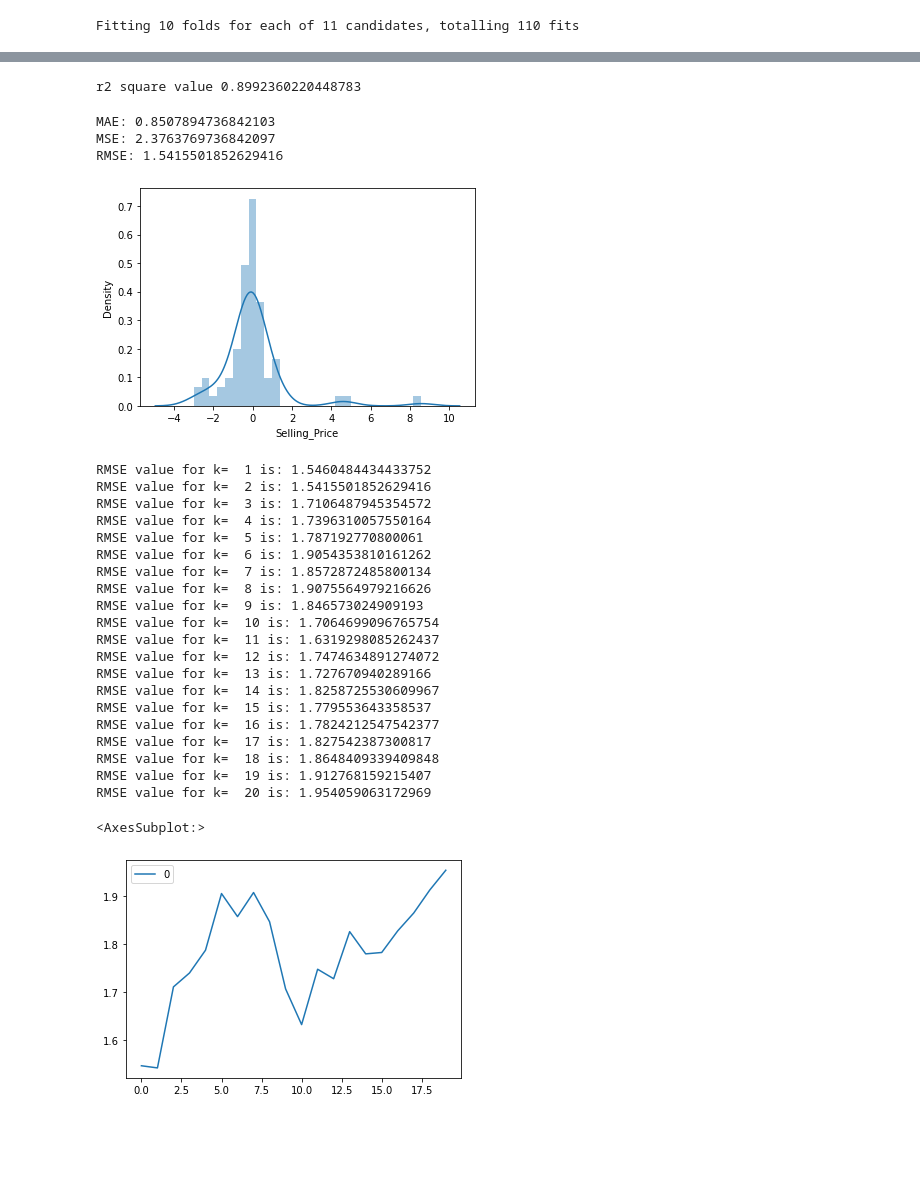
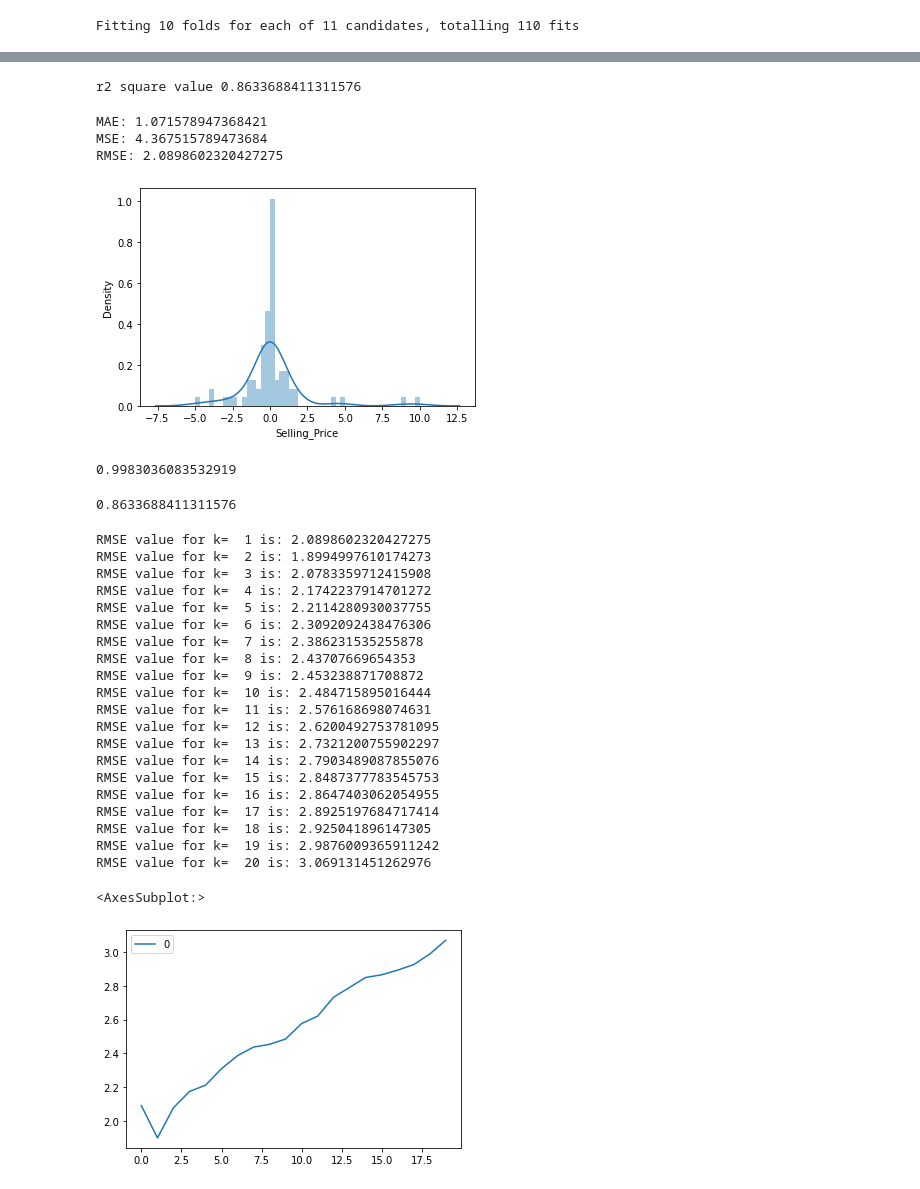
Before and after one commit to mayurimhetre/ML-Car-Selling-Price-Prediction, a Jupyter notebook: car-KNN-GridsearchCV.ipynb, the cells around one changed output, grey strips where cells are left out. Drawn from its saved outputs; the diff is of its cells as text; code cells hidden in the pictures; blank space fills up the shorter version.

```diff
--- a/car-KNN-GridsearchCV.ipynb
+++ b/car-KNN-GridsearchCV.ipynb
@@ -83,23 +83,31 @@ grid_search.best_params_
 # %%
 from sklearn  import neighbors
-knn = neighbors.KNeighborsRegressor(n_neighbors=2)
+knn = neighbors.KNeighborsRegressor(n_neighbors=1)
 knn.fit(X_train_scaled,y_train)
 y_pred = knn.predict(X_test_scaled)
 ########### calculating r-squared #############
 from sklearn.metrics import r2_score
 re = r2_score(y_test, y_pred)
 print("r2 square value",re)
 sns.distplot(y_test-y_pred)
 from sklearn import metrics
 print('MAE:', metrics.mean_absolute_error(y_test, y_pred))
 print('MSE:', metrics.mean_squared_error(y_test, y_pred))
 print('RMSE:', np.sqrt(metrics.mean_squared_error(y_test, y_pred)))
 # %% [output]
-r2 square value 0.8992360220448783
+r2 square value 0.8633688411311576
-MAE: 0.8507894736842103
-MSE: 2.3763769736842097
-RMSE: 1.5415501852629416
+MAE: 1.071578947368421
+MSE: 4.367515789473684
+RMSE: 2.0898602320427275
-[figure, old version]
+[figure, new version]
+# %%
+knn.score(X_train_scaled,y_train)
+# %% [output]
+0.9983036083532919
+# %%
+knn.score(X_test_scaled,y_test)
+# %% [output]
+0.8633688411311576
 # %%
 from sklearn.metrics import mean_squared_error
 from math import sqrt
@@ -115,33 +123,33 @@ for K in range(20):
     rmse_val.append(error) #store rmse values
     print('RMSE value for k= ' , K , 'is:', error)
 # %% [output]
-RMSE value for k=  1 is: 1.5460484434433752
-RMSE value for k=  2 is: 1.5415501852629416
-RMSE value for k=  3 is: 1.7106487945354572
-RMSE value for k=  4 is: 1.7396310057550164
-RMSE value for k=  5 is: 1.787192770800061
-RMSE value for k=  6 is: 1.9054353810161262
-RMSE value for k=  7 is: 1.8572872485800134
-RMSE value for k=  8 is: 1.9075564979216626
-RMSE value for k=  9 is: 1.846573024909193
-RMSE value for k=  10 is: 1.7064699096765754
-RMSE value for k=  11 is: 1.6319298085262437
-RMSE value for k=  12 is: 1.7474634891274072
-RMSE value for k=  13 is: 1.727670940289166
-RMSE value for k=  14 is: 1.8258725530609967
-RMSE value for k=  15 is: 1.779553643358537
-RMSE value for k=  16 is: 1.7824212547542377
-RMSE value for k=  17 is: 1.827542387300817
-RMSE value for k=  18 is: 1.8648409339409848
-RMSE value for k=  19 is: 1.912768159215407
-RMSE value for k=  20 is: 1.954059063172969
+RMSE value for k=  1 is: 2.0898602320427275
+RMSE value for k=  2 is: 1.8994997610174273
+RMSE value for k=  3 is: 2.0783359712415908
+RMSE value for k=  4 is: 2.1742237914701272
+RMSE value for k=  5 is: 2.2114280930037755
+RMSE value for k=  6 is: 2.3092092438476306
+RMSE value for k=  7 is: 2.386231535255878
+RMSE value for k=  8 is: 2.43707669654353
+RMSE value for k=  9 is: 2.453238871708872
+RMSE value for k=  10 is: 2.484715895016444
+RMSE value for k=  11 is: 2.576168698074631
+RMSE value for k=  12 is: 2.6200492753781095
+RMSE value for k=  13 is: 2.7321200755902297
+RMSE value for k=  14 is: 2.7903489087855076
+RMSE value for k=  15 is: 2.8487377783545753
+RMSE value for k=  16 is: 2.8647403062054955
+RMSE value for k=  17 is: 2.8925197684717414
+RMSE value for k=  18 is: 2.925041896147305
+RMSE value for k=  19 is: 2.9876009365911242
+RMSE value for k=  20 is: 3.069131451262976
 # %%
 #plotting the rmse values against k values
 curve = pd.DataFrame(rmse_val) #elbow curve
 curve.plot()
 # %% [output]
 <AxesSubplot:>
-[figure, old version]
+[figure, new version]
 # %%
 curve.head()
 # %% [output]
```
Also changed, not shown: parts of 2 cells of this notebook, 2 other files.
